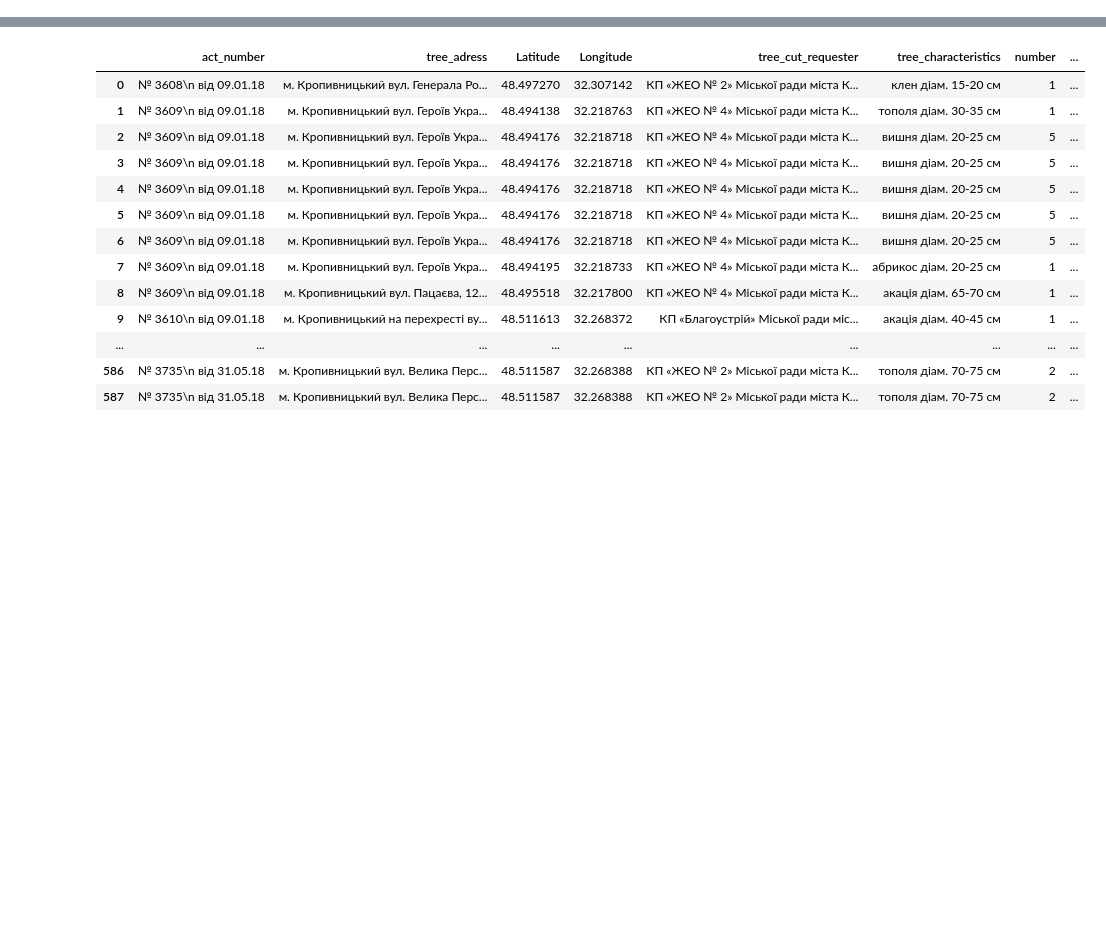
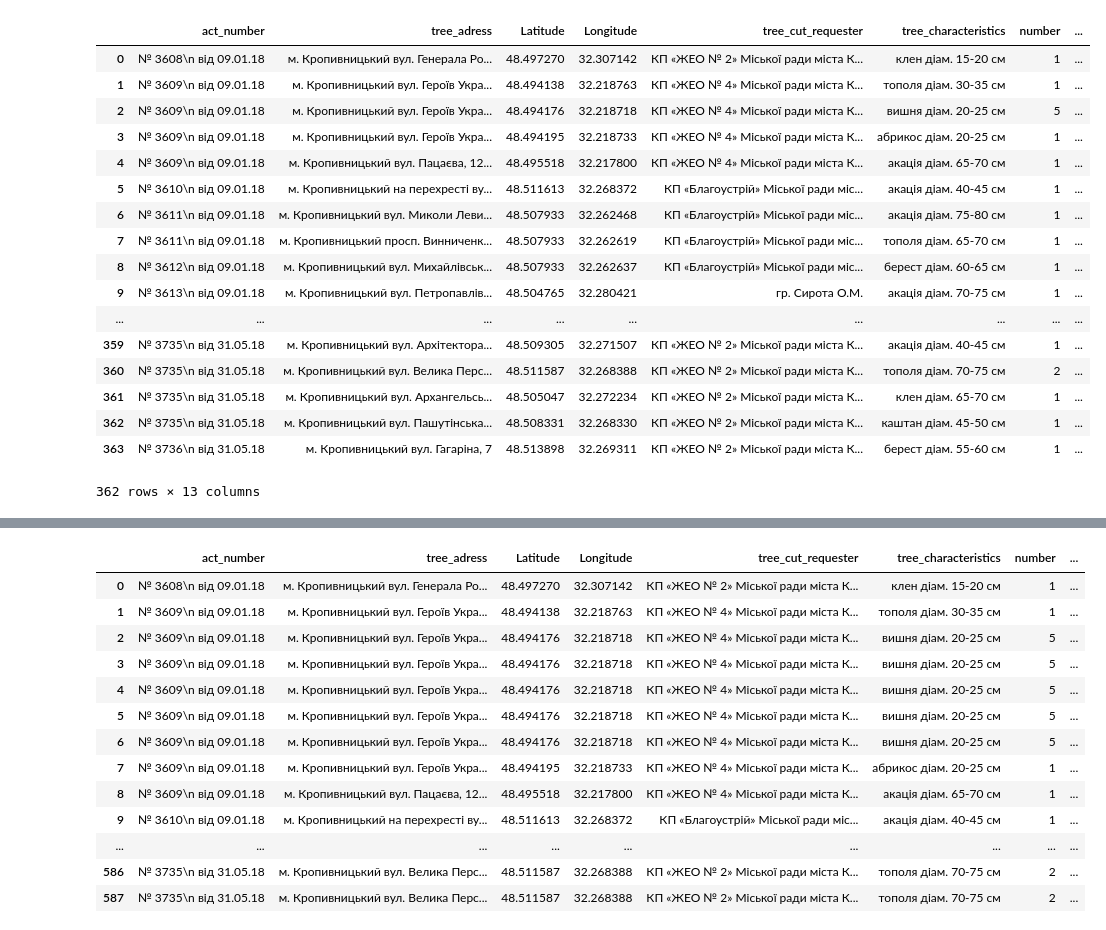
Before and after one commit to ptrBodnar/tree_map, a Jupyter notebook: data/Untitled.ipynb, the cells around one changed output, grey strips where cells are left out. Cells and saved outputs as stored; diff of their text form; code cells hidden in the pictures; blank space fills up the shorter version.

```diff
--- a/data/Untitled.ipynb
+++ b/data/Untitled.ipynb
@@ -4,3 +4,24 @@ import numpy as np
 from random import randint
 # %%
 df = pd.read_csv('cleaned_tree_2.csv')
+# %%
+df
+# %% [output]
+|  | act_number | tree_adress | Latitude | Longitude | tree_cut_requester | tree_characteristics | number | ... |
+| 0 | № 3608\n від 09.01.18 | м. Кропивницький вул. Генерала Ро... | 48.497270 | 32.307142 | КП «ЖЕО № 2» Міської ради міста К... | клен діам. 15-20 см | 1 | ... |
+| 1 | № 3609\n від 09.01.18 | м. Кропивницький вул. Героїв Укра... | 48.494138 | 32.218763 | КП «ЖЕО № 4» Міської ради міста К... | тополя діам. 30-35 см | 1 | ... |
+| 2 | № 3609\n від 09.01.18 | м. Кропивницький вул. Героїв Укра... | 48.494176 | 32.218718 | КП «ЖЕО № 4» Міської ради міста К... | вишня діам. 20-25 см | 5 | ... |
+| 3 | № 3609\n від 09.01.18 | м. Кропивницький вул. Героїв Укра... | 48.494195 | 32.218733 | КП «ЖЕО № 4» Міської ради міста К... | абрикос діам. 20-25 см | 1 | ... |
+| 4 | № 3609\n від 09.01.18 | м. Кропивницький вул. Пацаєва, 12... | 48.495518 | 32.217800 | КП «ЖЕО № 4» Міської ради міста К... | акація діам. 65-70 см | 1 | ... |
+| 5 | № 3610\n від 09.01.18 | м. Кропивницький на перехресті ву... | 48.511613 | 32.268372 | КП «Благоустрій» Міської ради міс... | акація діам. 40-45 см | 1 | ... |
+| 6 | № 3611\n від 09.01.18 | м. Кропивницький вул. Миколи Леви... | 48.507933 | 32.262468 | КП «Благоустрій» Міської ради міс... | акація діам. 75-80 см | 1 | ... |
+| 7 | № 3611\n від 09.01.18 | м. Кропивницький просп. Винниченк... | 48.507933 | 32.262619 | КП «Благоустрій» Міської ради міс... | тополя діам. 65-70 см | 1 | ... |
+| 8 | № 3612\n від 09.01.18 | м. Кропивницький вул. Михайлівськ... | 48.507933 | 32.262637 | КП «Благоустрій» Міської ради міс... | берест діам. 60-65 см | 1 | ... |
+| 9 | № 3613\n від 09.01.18 | м. Кропивницький вул. Петропавлів... | 48.504765 | 32.280421 | гр. Сирота О.М. | акація діам. 70-75 см | 1 | ... |
+| ... | ... | ... | ... | ... | ... | ... | ... | ... |
+| 359 | № 3735\n від 31.05.18 | м. Кропивницький вул. Архітектора... | 48.509305 | 32.271507 | КП «ЖЕО № 2» Міської ради міста К... | акація діам. 40-45 см | 1 | ... |
+| 360 | № 3735\n від 31.05.18 | м. Кропивницький вул. Велика Перс... | 48.511587 | 32.268388 | КП «ЖЕО № 2» Міської ради міста К... | тополя діам. 70-75 см | 2 | ... |
+| 361 | № 3735\n від 31.05.18 | м. Кропивницький вул. Архангельсь... | 48.505047 | 32.272234 | КП «ЖЕО № 2» Міської ради міста К... | клен діам. 65-70 см | 1 | ... |
+| 362 | № 3735\n від 31.05.18 | м. Кропивницький вул. Пашутінська... | 48.508331 | 32.268330 | КП «ЖЕО № 2» Міської ради міста К... | каштан діам. 45-50 см | 1 | ... |
+| 363 | № 3736\n від 31.05.18 | м. Кропивницький вул. Гагаріна, 7 | 48.513898 | 32.269311 | КП «ЖЕО № 2» Міської ради міста К... | берест діам. 55-60 см | 1 | ... |
+362 rows × 13 columns
```
Also changed, not shown: parts of 14 cells of this notebook, 7 other files.
